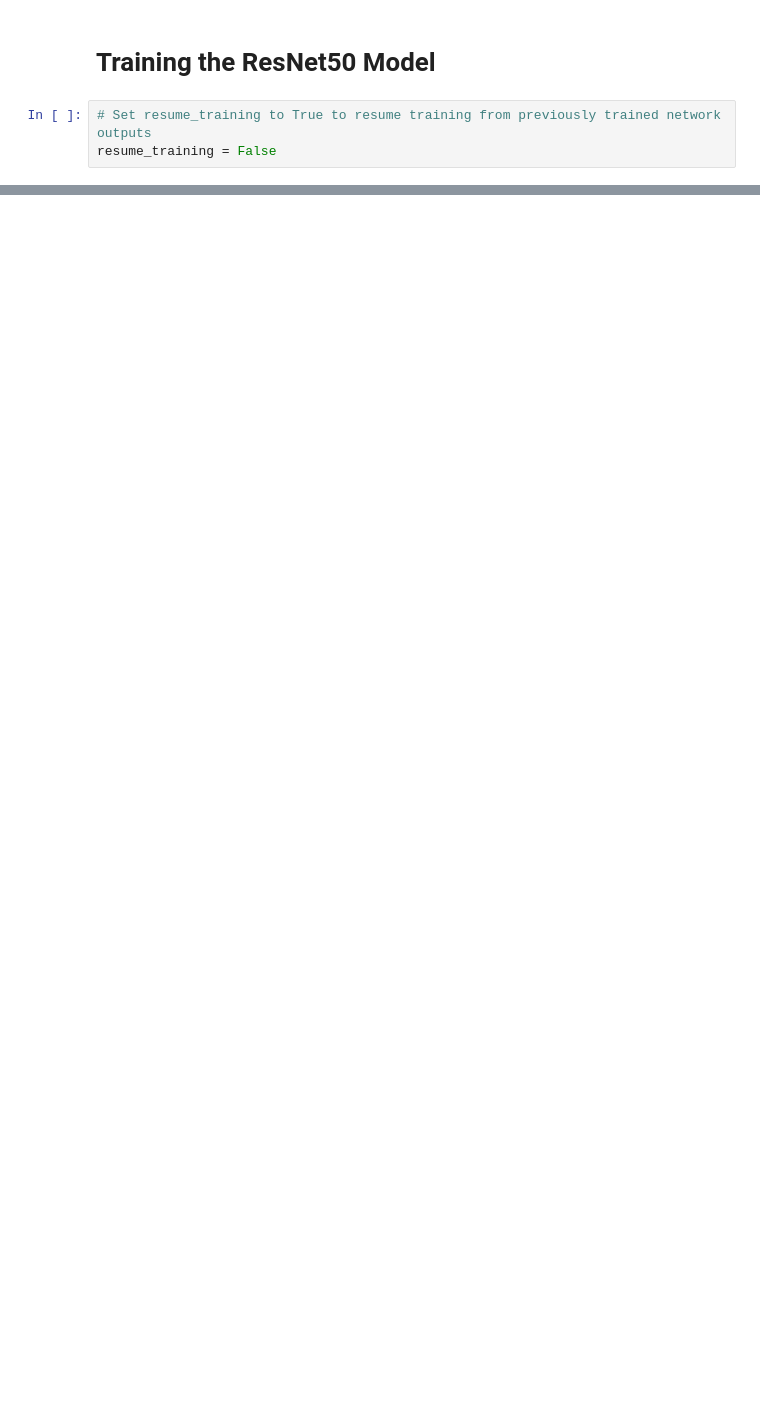
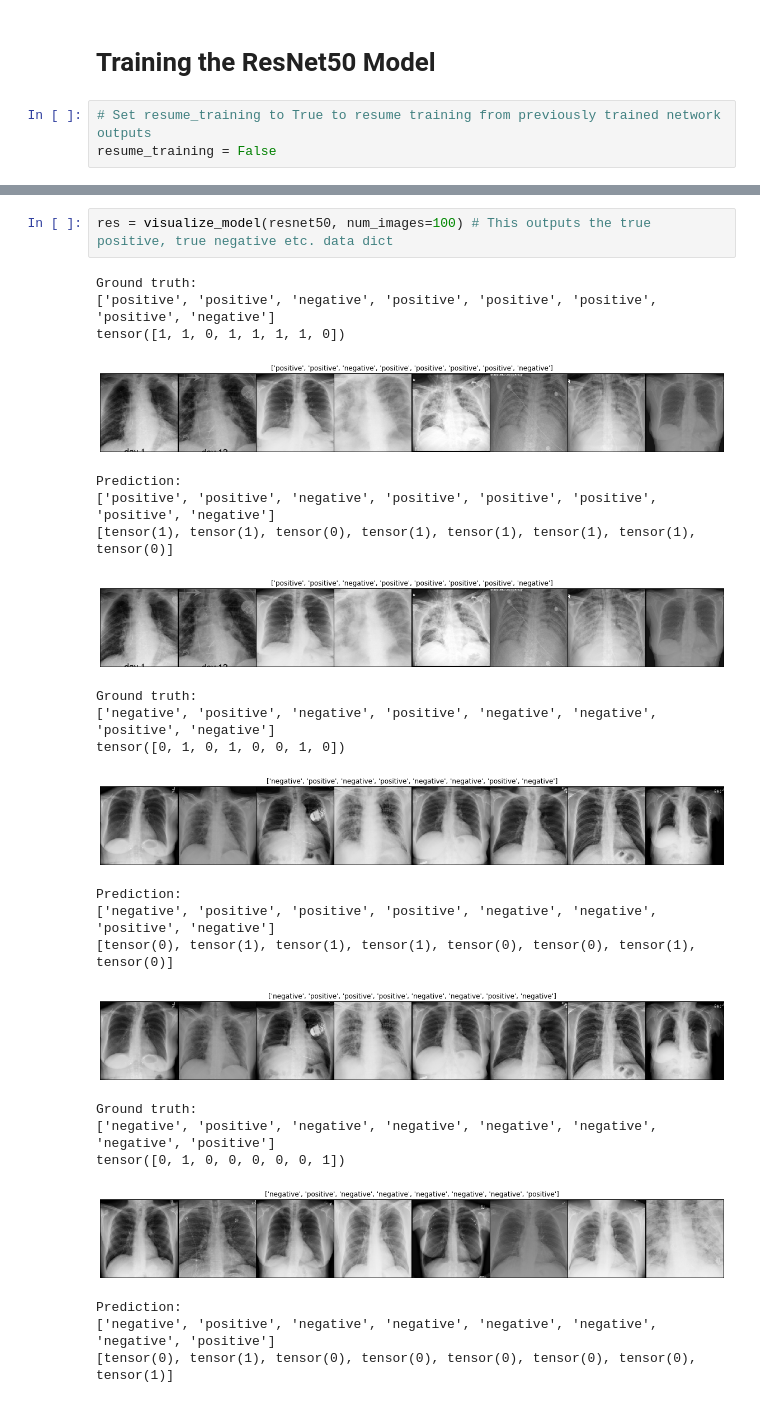
Before and after one commit to na2730/BMEN4460-Final-Project-, a Jupyter notebook: ResNet50Classifier.ipynb, the cells around one changed output, grey strips where cells are left out. Cells and saved outputs as stored; diff of their text form; blank space fills up the shorter version.

```diff
--- a/ResNet50Classifier.ipynb
+++ b/ResNet50Classifier.ipynb
@@ -462,0 +555,26 @@ Prediction:
+# %%
+res = visualize_model(resnet50, num_images=100) # This outputs the true positive, true negative etc. data dict
+# %% [output]
+Ground truth:
+['positive', 'positive', 'negative', 'positive', 'positive', 'positive', 'positive', 'negative']
+tensor([1, 1, 0, 1, 1, 1, 1, 0])
+[figure, added]
+Prediction:
+['positive', 'positive', 'negative', 'positive', 'positive', 'positive', 'positive', 'negative']
+[tensor(1), tensor(1), tensor(0), tensor(1), tensor(1), tensor(1), tensor(1), tensor(0)]
+[figure, added]
+Ground truth:
+['negative', 'positive', 'negative', 'positive', 'negative', 'negative', 'positive', 'negative']
+tensor([0, 1, 0, 1, 0, 0, 1, 0])
+[figure, added]
+Prediction:
+['negative', 'positive', 'positive', 'positive', 'negative', 'negative', 'positive', 'negative']
+[tensor(0), tensor(1), tensor(1), tensor(1), tensor(0), tensor(0), tensor(1), tensor(0)]
+[figure, added]
+Ground truth:
+['negative', 'positive', 'negative', 'negative', 'negative', 'negative', 'negative', 'positive']
+tensor([0, 1, 0, 0, 0, 0, 0, 1])
+[figure, added]
+Prediction:
+['negative', 'positive', 'negative', 'negative', 'negative', 'negative', 'negative', 'positive']
+[tensor(0), tensor(1), tensor(0), tensor(0), tensor(0), tensor(0), tensor(0), tensor(1)]
```
Also changed, not shown: parts of 23 cells of this notebook.
